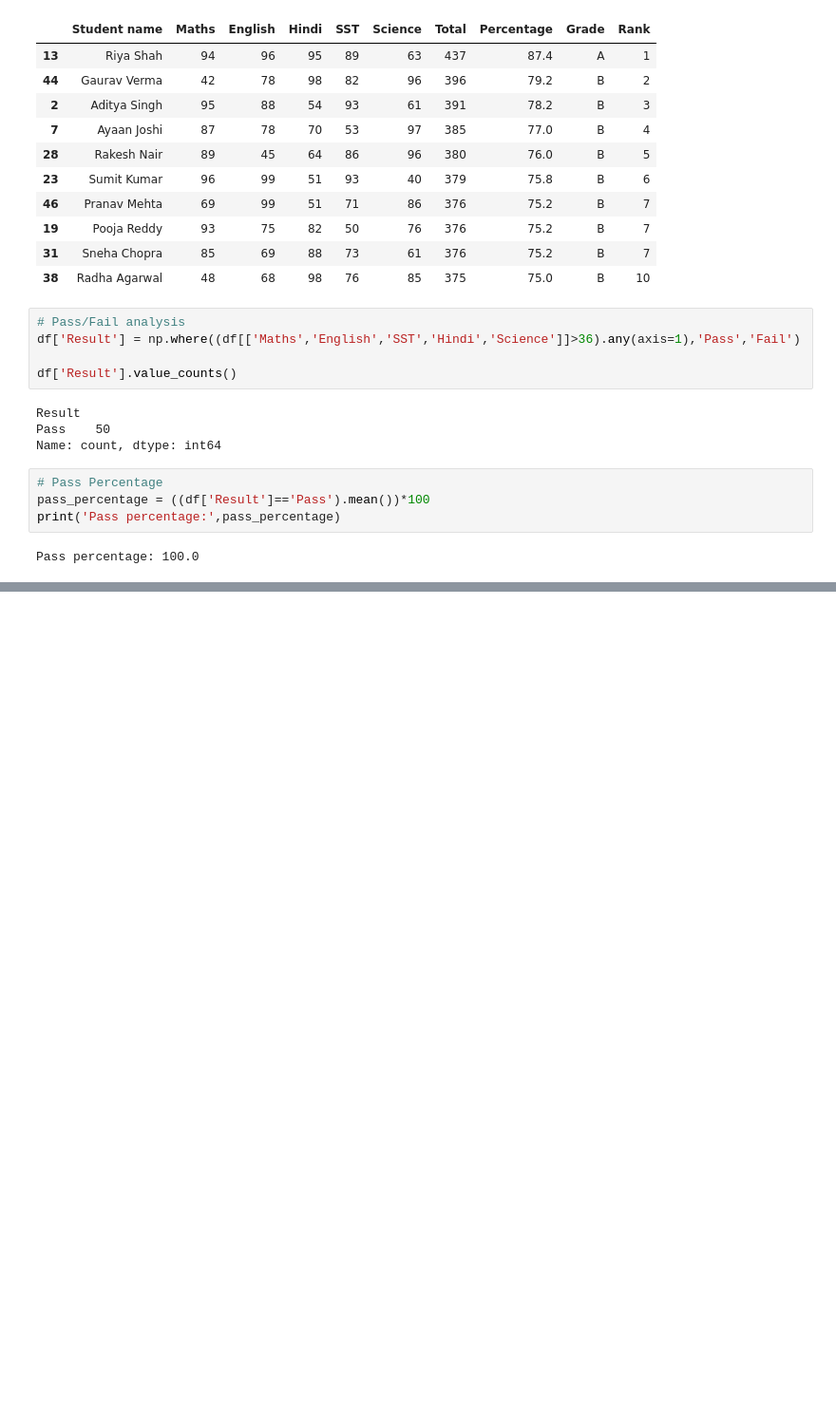
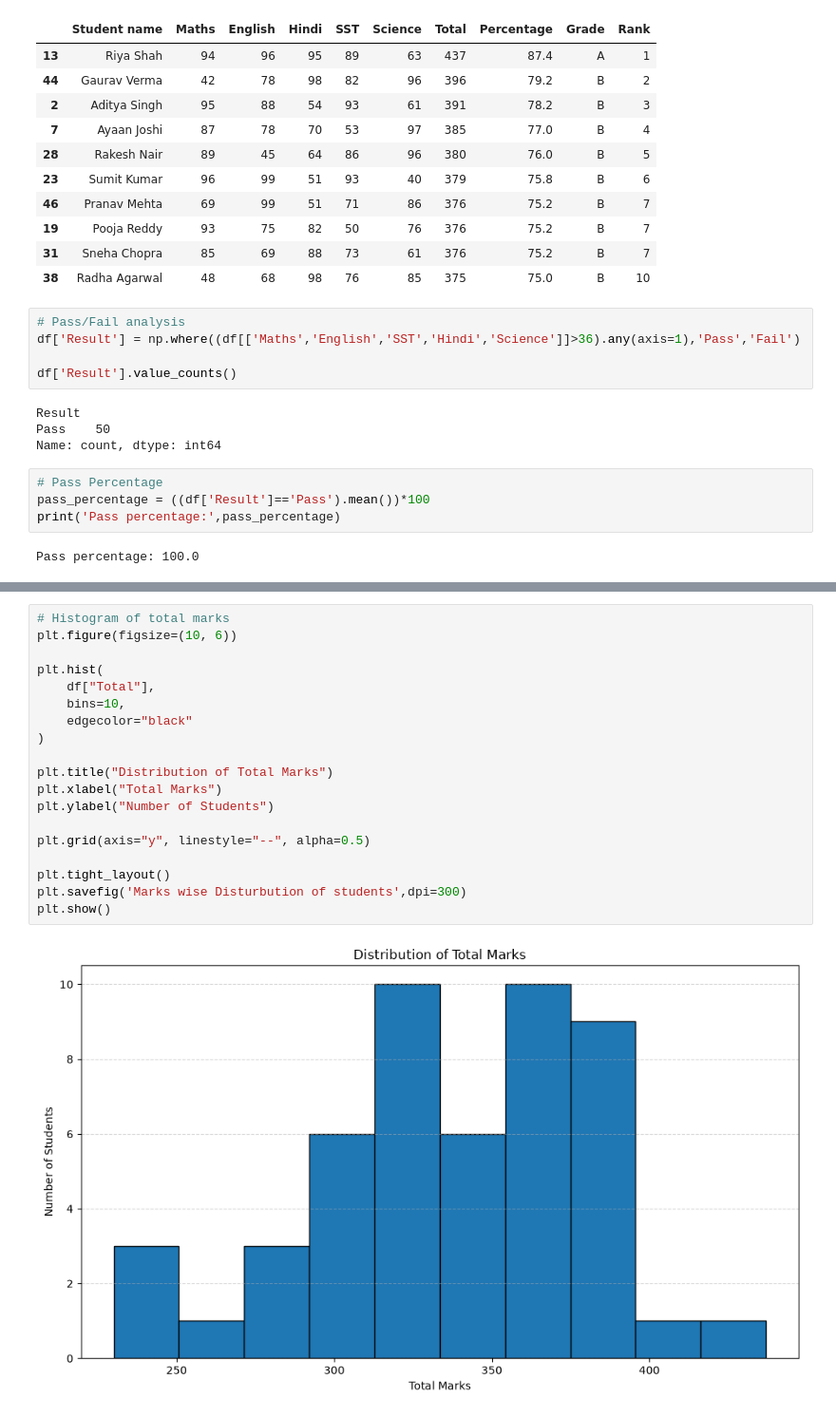
Before and after one commit to Harshit-kumar38/Library-Projects, a Jupyter notebook: Begineer/Student Marks Analyzer/main.ipynb, the cells around one changed output, grey strips where cells are left out. Shown at 95% size. Saved outputs shown, nothing was run; the diff lists cells and outputs as text; blank space fills up the shorter version.

Commit message:
Added graphs

```diff
--- a/Begineer/Student Marks Analyzer/main.ipynb
+++ b/Begineer/Student Marks Analyzer/main.ipynb
@@ -218,3 +218,24 @@ plt.ylabel("Average Marks")
 plt.show()
 # %% [output]
 [figure]
+# %%
+# Histogram of total marks
+plt.figure(figsize=(10, 6))
+
+plt.hist(
+    df["Total"],
+    bins=10,
+    edgecolor="black"
+)
+
+plt.title("Distribution of Total Marks")
+plt.xlabel("Total Marks")
+plt.ylabel("Number of Students")
+
+plt.grid(axis="y", linestyle="--", alpha=0.5)
+
+plt.tight_layout()
+plt.savefig('Marks wise Disturbution of students',dpi=300)
+plt.show()
+# %% [output]
+[figure, added]
```
Also changed, not shown: parts of 1 cell of this notebook, 3 other files.
